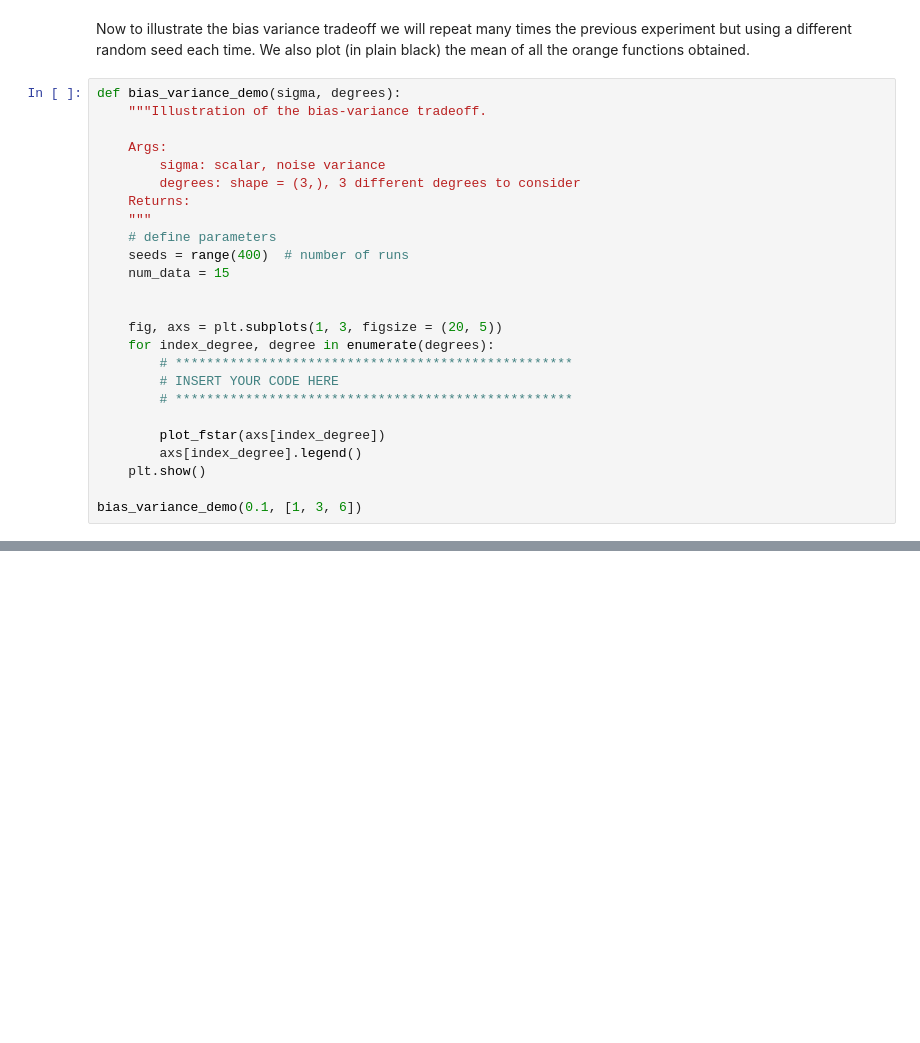
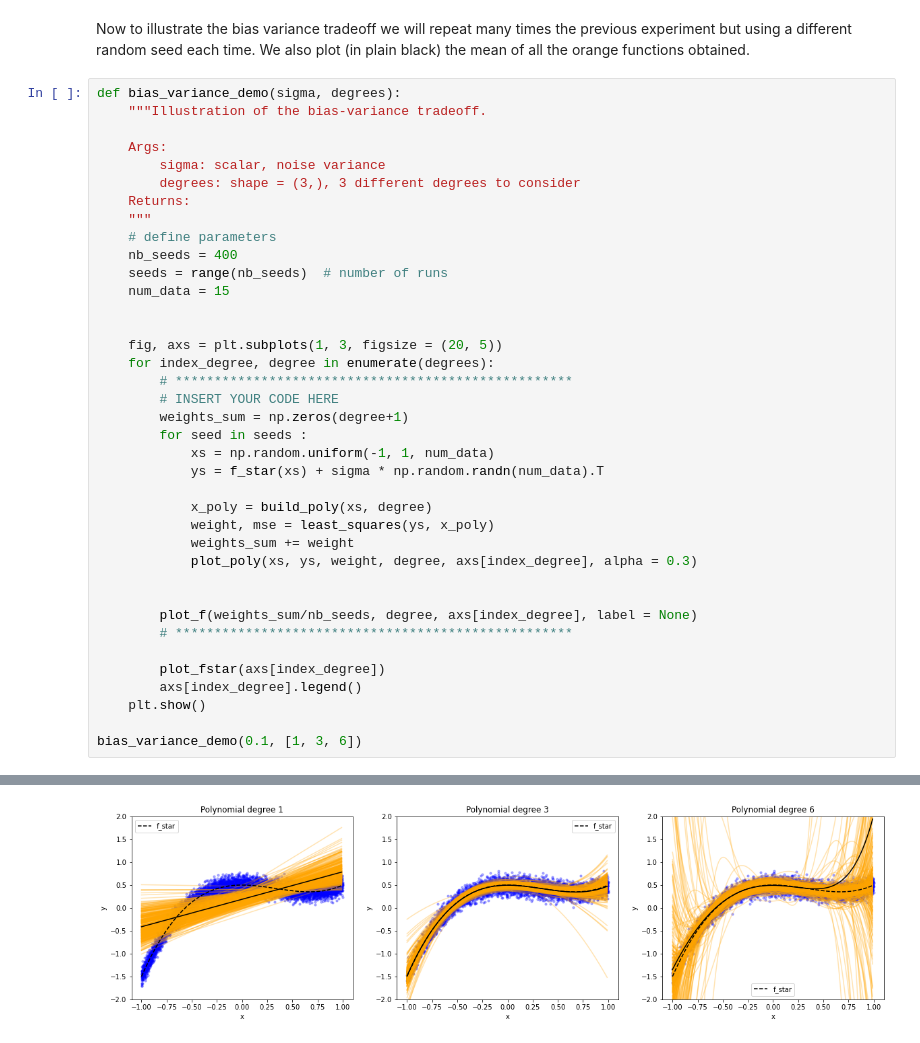
Before and after one commit to Mathiponds/ML_course, a Jupyter notebook: labs/ex04/template/ex04.ipynb, the cells around one changed output, grey strips where cells are left out. Drawn from its saved outputs; the diff is of its cells as text; blank space fills up the shorter version.

```diff
--- a/labs/ex04/template/ex04.ipynb
+++ b/labs/ex04/template/ex04.ipynb
@@ -307,7 +311,8 @@ def bias_variance_demo(sigma, degrees):
     Returns:
     """
     # define parameters
-    seeds = range(400)  # number of runs
+    nb_seeds = 400
+    seeds = range(nb_seeds)  # number of runs
     num_data = 15
 
 
@@ -315,6 +320,18 @@ def bias_variance_demo(sigma, degrees):
     for index_degree, degree in enumerate(degrees):
         # ***************************************************
         # INSERT YOUR CODE HERE
+        weights_sum = np.zeros(degree+1)
+        for seed in seeds :
+            xs = np.random.uniform(-1, 1, num_data)
+            ys = f_star(xs) + sigma * np.random.randn(num_data).T
+
+            x_poly = build_poly(xs, degree)
+            weight, mse = least_squares(ys, x_poly)
+            weights_sum += weight
+            plot_poly(xs, ys, weight, degree, axs[index_degree], alpha = 0.3)
+
+
+        plot_f(weights_sum/nb_seeds, degree, axs[index_degree], label = None)
         # ***************************************************
 
         plot_fstar(axs[index_degree])
@@ -322,3 +339,4 @@ def bias_variance_demo(sigma, degrees):
     plt.show()
 
 bias_variance_demo(0.1, [1, 3, 6])
+# %% [output]
@@ -325,3 +360,4 @@ bias_variance_demo(0.1, [1, 3, 6])
+[figure, added]
 # %% [markdown]
 Your output should ressemble to this:
 ![alt text](bias_variance.png)
```
Also changed, not shown: parts of 2 cells of this notebook, 5 other files.
